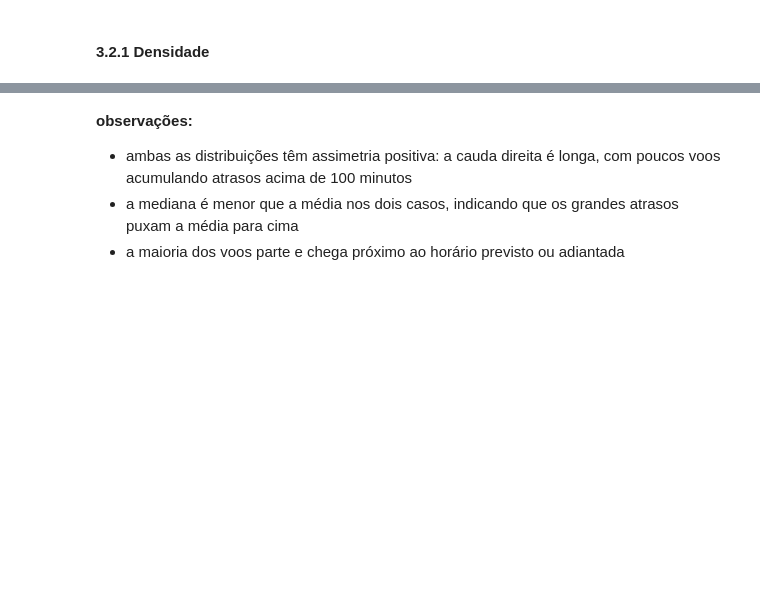
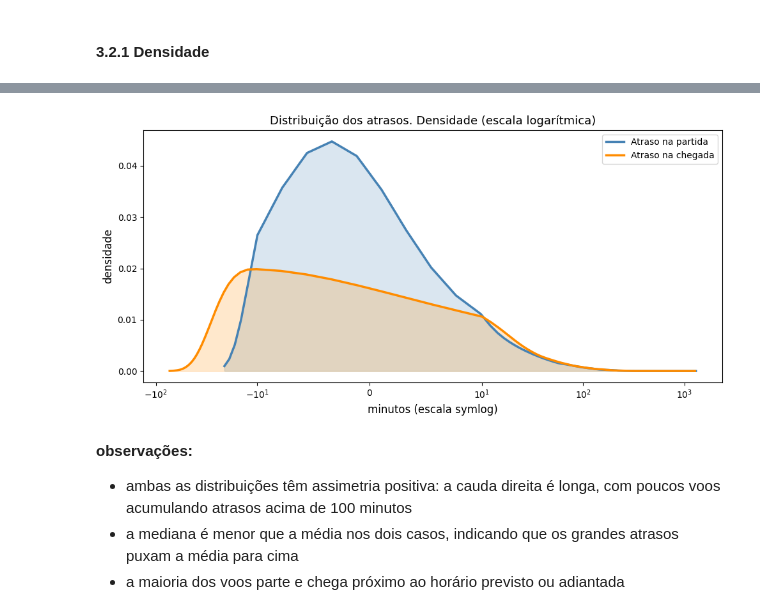
Before and after one commit to heitorctmba/MBA-01-estatistica-nycflights, a Jupyter notebook: nycflights.ipynb, the cells around one changed output, grey strips where cells are left out. Drawn from its saved outputs; the diff is of its cells as text; code cells hidden in the pictures; blank space fills up the shorter version.

Commit message:
adiciona escala logaritimica que o prof falou

```diff
--- a/nycflights.ipynb
+++ b/nycflights.ipynb
@@ -122,3 +122,26 @@ plt.show()
+# %%
+fig, ax = plt.subplots(figsize=(10, 5))
+
+cols = ['dep_delay', 'arr_delay']
+labels = ['Atraso na partida', 'Atraso na chegada']
+cores = ['steelblue', 'darkorange']
+
+for col, label, cor in zip(cols, labels, cores):
+    data = flights_df[col].dropna()
+    kde = gaussian_kde(data)
+    x = np.linspace(data.min(), data.max(), 600)
+    ax.plot(x, kde(x), color=cor, linewidth=2.5, label=label)
+    ax.fill_between(x, kde(x), alpha=0.2, color=cor)
+
+ax.set_xscale('symlog', linthresh=10)
+ax.set_xlabel('minutos (escala symlog)', fontsize=12)
+ax.set_ylabel('densidade', fontsize=12)
+ax.set_title('Distribuição dos atrasos. Densidade (escala logarítmica)', fontsize=13)
+ax.legend(fontsize=10)
+plt.tight_layout()
+plt.show()
+# %% [output]
+[figure, added]
 # %% [markdown]
 **observações:**
 - ambas as distribuições têm assimetria positiva: a cauda direita é longa, com poucos voos acumulando atrasos acima de 100 minutos
```
Also changed, not shown: parts of 3 cells of this notebook.
